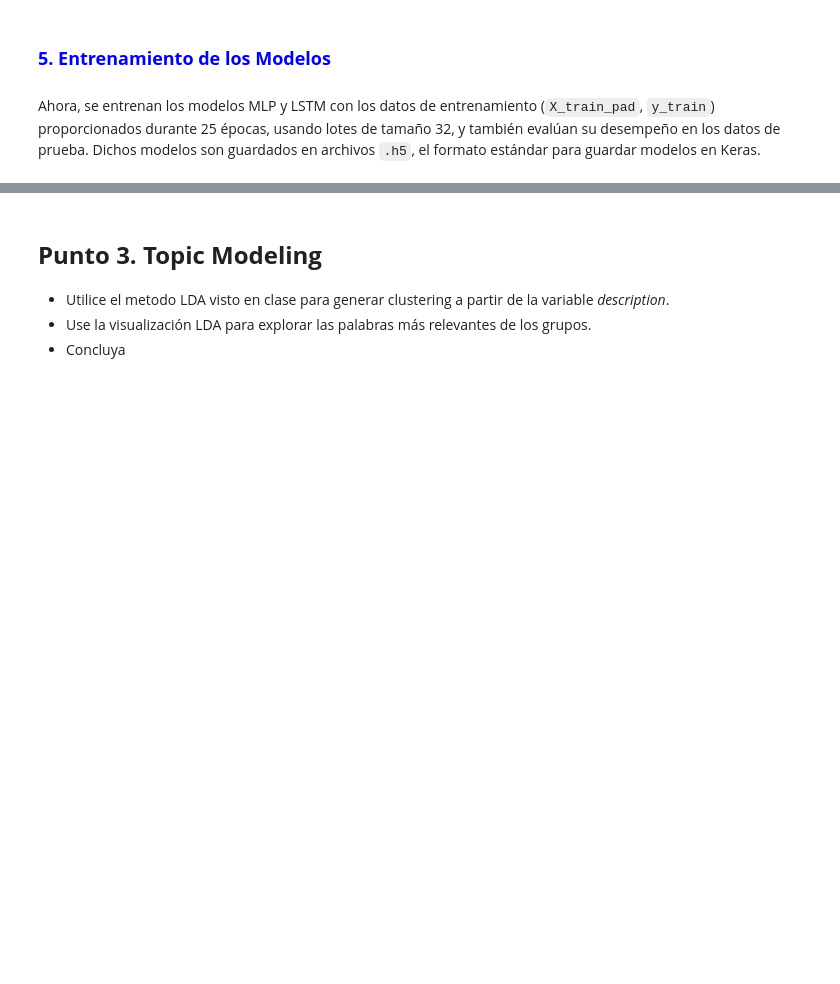
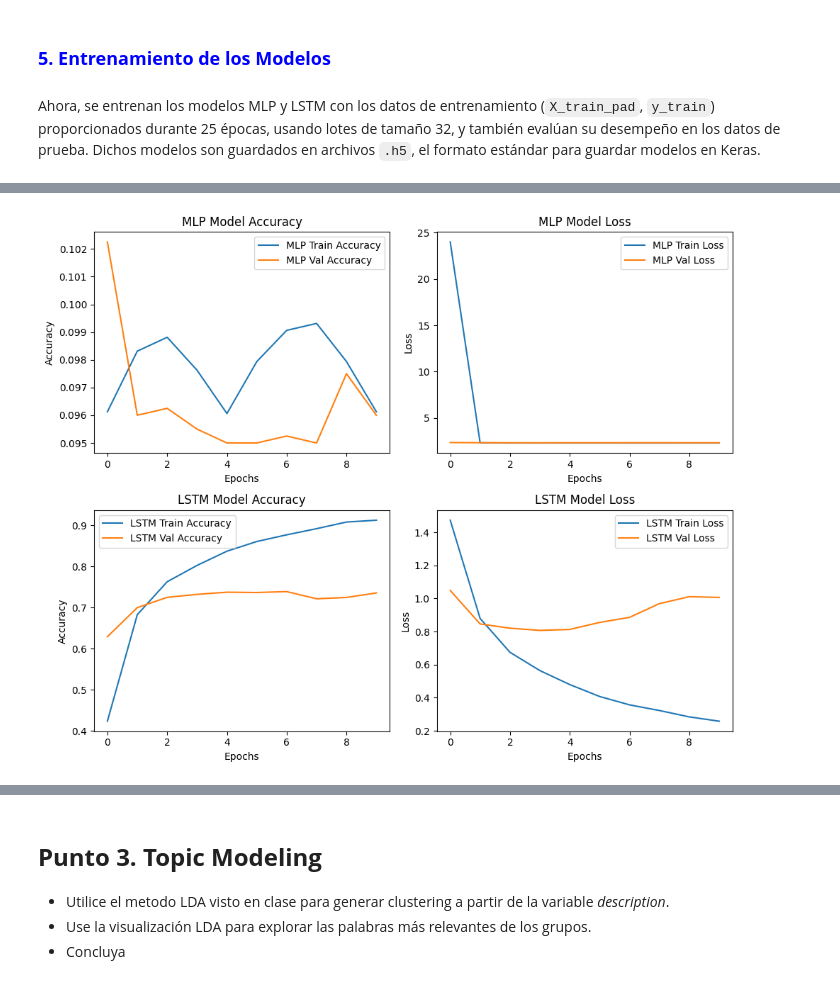
Before and after one commit to Lau-Gonz/NLP-final-project, a Jupyter notebook: CasoFinal_PLN.ipynb, the cells around one changed output, grey strips where cells are left out. Drawn from its saved outputs; the diff is of its cells as text; code cells hidden in the pictures; blank space fills up the shorter version.

Commit message:
feat: implement evaluation for NLP models

```diff
--- a/CasoFinal_PLN.ipynb
+++ b/CasoFinal_PLN.ipynb
@@ -270,15 +280,9 @@ Ambos modelos se compilan utilizando el optimizador `adam` y la función de pér
 # %%
-mlp_model = Sequential([
-    Dense(128, activation='relu', input_shape=(max_len,)),
+lstm_model = Sequential([
+    Embedding(max_words, 128, input_length=max_len),
+    SpatialDropout1D(0.3),
+    LSTM(128, dropout=0.3, recurrent_dropout=0.3),
     Dense(64, activation='relu'),
     Dense(10, activation='softmax')
 ])
-mlp_model.compile(optimizer='adam', loss='sparse_categorical_crossentropy', metrics=['accuracy'])
-
-lstm_model = Sequential([
-    Embedding(max_words, 128, input_length=max_len),
-    SpatialDropout1D(0.2),
-    LSTM(128, dropout=0.2, recurrent_dropout=0.2),
-    Dense(10, activation='softmax')
-])
 lstm_model.compile(optimizer='adam', loss='sparse_categorical_crossentropy', metrics=['accuracy'])
@@ -291,5 +291,5 @@ WARNING:tensorflow:From c:\Users\Laura\AppData\Local\Programs\Python\Python311\L
 # %% [markdown]
 Ahora, se entrenan los modelos MLP y LSTM con los datos de entrenamiento (`X_train_pad`, `y_train`) proporcionados durante 25 épocas, usando lotes de tamaño 32, y también evalúan su desempeño en los datos de prueba. Dichos modelos son guardados en archivos `.h5`, el formato estándar para guardar modelos en Keras.
 # %%
-mlp_history = mlp_model.fit(X_train_pad, y_train, epochs=25, batch_size=32, validation_data=(X_test_pad, y_test))
+mlp_history = mlp_model.fit(X_train_pad, y_train, epochs=10, batch_size=32, validation_data=(X_test_pad, y_test))
 # %% [output]
@@ -313,3 +318,3 @@ Epoch 25/25
 # %%
-lstm_history = lstm_model.fit(X_train_pad, y_train, epochs=25, batch_size=32, validation_data=(X_test_pad, y_test))
+lstm_history = lstm_model.fit(X_train_pad, y_train, epochs=10, batch_size=32, validation_data=(X_test_pad, y_test))
 # %% [output]
@@ -338,0 +352,35 @@ lstm_model = load_model("data/lstm_model.h5")
+# %%
+# Creating subplots in a grid layout for all four graphs
+fig, axs = plt.subplots(2, 2, figsize=(10, 8))
+# Plotting MLP Accuracy
+axs[0, 0].plot(mlp_history.history['accuracy'], label="MLP Train Accuracy")
+axs[0, 0].plot(mlp_history.history['val_accuracy'], label="MLP Val Accuracy")
+axs[0, 0].set_title("MLP Model Accuracy")
+axs[0, 0].set_xlabel("Epochs")
+axs[0, 0].set_ylabel("Accuracy")
+axs[0, 0].legend()
+# Plotting MLP Loss
+axs[0, 1].plot(mlp_history.history['loss'], label="MLP Train Loss")
+axs[0, 1].plot(mlp_history.history['val_loss'], label="MLP Val Loss")
+axs[0, 1].set_title("MLP Model Loss")
+axs[0, 1].set_xlabel("Epochs")
+axs[0, 1].set_ylabel("Loss")
+axs[0, 1].legend()
+# Plotting LSTM Accuracy
+axs[1, 0].plot(lstm_history.history['accuracy'], label="LSTM Train Accuracy")
+axs[1, 0].plot(lstm_history.history['val_accuracy'], label="LSTM Val Accuracy")
+axs[1, 0].set_title("LSTM Model Accuracy")
+axs[1, 0].set_xlabel("Epochs")
+axs[1, 0].set_ylabel("Accuracy")
+axs[1, 0].legend()
+# Plotting LSTM Loss
+axs[1, 1].plot(lstm_history.history['loss'], label="LSTM Train Loss")
+axs[1, 1].plot(lstm_history.history['val_loss'], label="LSTM Val Loss")
+axs[1, 1].set_title("LSTM Model Loss")
+axs[1, 1].set_xlabel("Epochs")
+axs[1, 1].set_ylabel("Loss")
+axs[1, 1].legend()
+plt.tight_layout()  # Adjusts subplot parameters to fit the plots
+plt.show()
+# %% [output]
+[figure, added]
```
Also changed, not shown: parts of 17 cells of this notebook, 2 other files.
